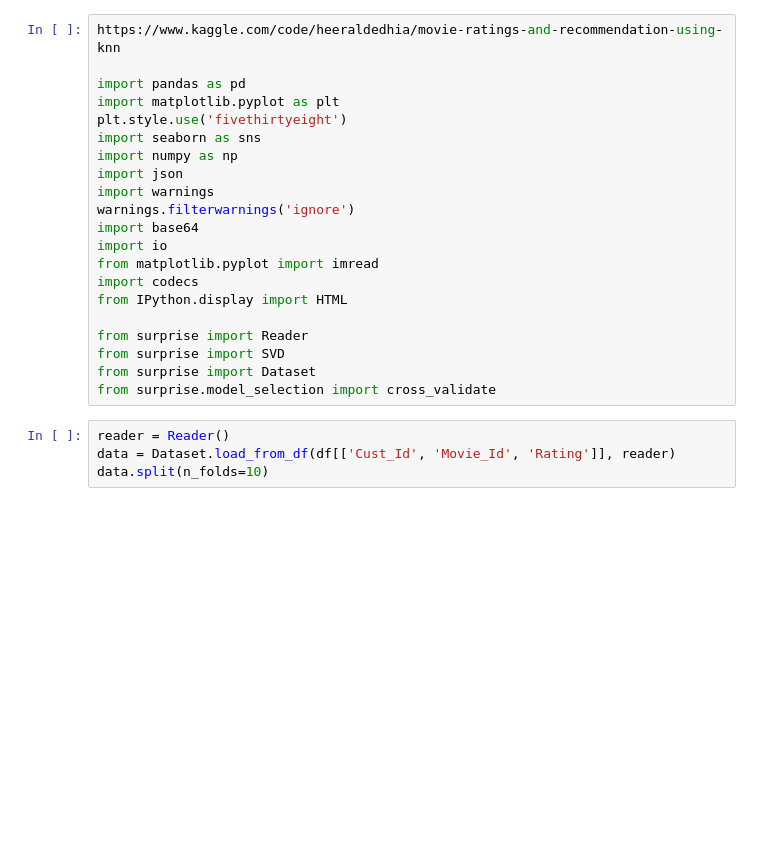
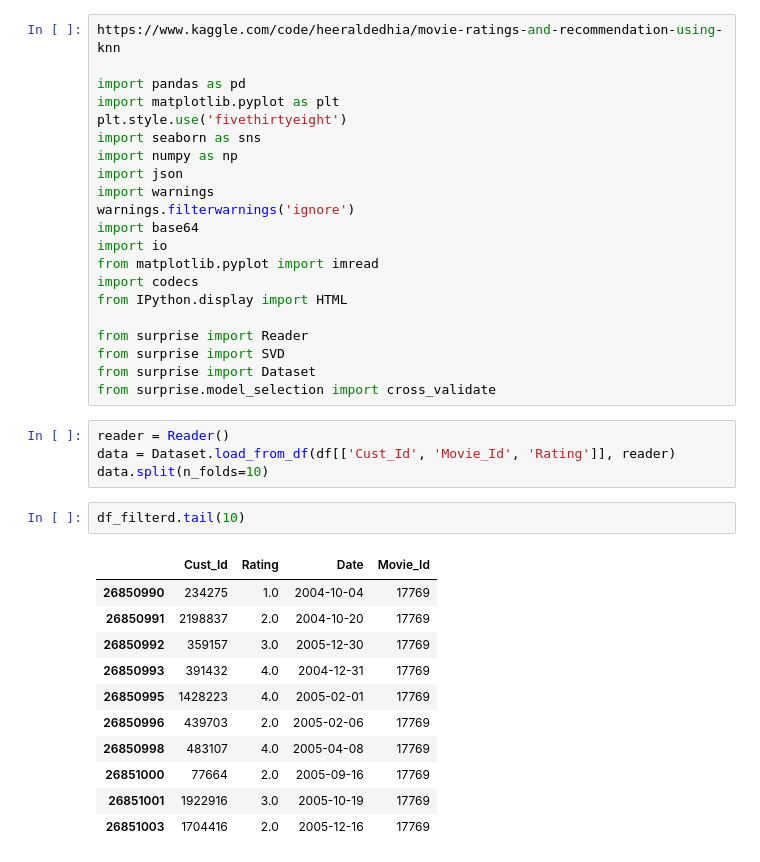
Before and after one commit to ThomasWilmes/Programmierprojekt, a Jupyter notebook: Test_2.ipynb, the cells around one changed output. Cells and saved outputs as stored; diff of their text form; blank space fills up the shorter version.

```diff
--- a/Test_2.ipynb
+++ b/Test_2.ipynb
@@ -358,3 +330,17 @@ from surprise.model_selection import cross_validate
 reader = Reader()
 data = Dataset.load_from_df(df[['Cust_Id', 'Movie_Id', 'Rating']], reader)
 data.split(n_folds=10)
+# %%
+df_filterd.tail(10)
+# %% [output]
+|  | Cust_Id | Rating | Date | Movie_Id |
+| 26850990 | 234275 | 1.0 | 2004-10-04 | 17769 |
+| 26850991 | 2198837 | 2.0 | 2004-10-20 | 17769 |
+| 26850992 | 359157 | 3.0 | 2005-12-30 | 17769 |
+| 26850993 | 391432 | 4.0 | 2004-12-31 | 17769 |
+| 26850995 | 1428223 | 4.0 | 2005-02-01 | 17769 |
+| 26850996 | 439703 | 2.0 | 2005-02-06 | 17769 |
+| 26850998 | 483107 | 4.0 | 2005-04-08 | 17769 |
+| 26851000 | 77664 | 2.0 | 2005-09-16 | 17769 |
+| 26851001 | 1922916 | 3.0 | 2005-10-19 | 17769 |
+| 26851003 | 1704416 | 2.0 | 2005-12-16 | 17769 |
```
Also changed, not shown: parts of 14 cells of this notebook, 1 other file.
